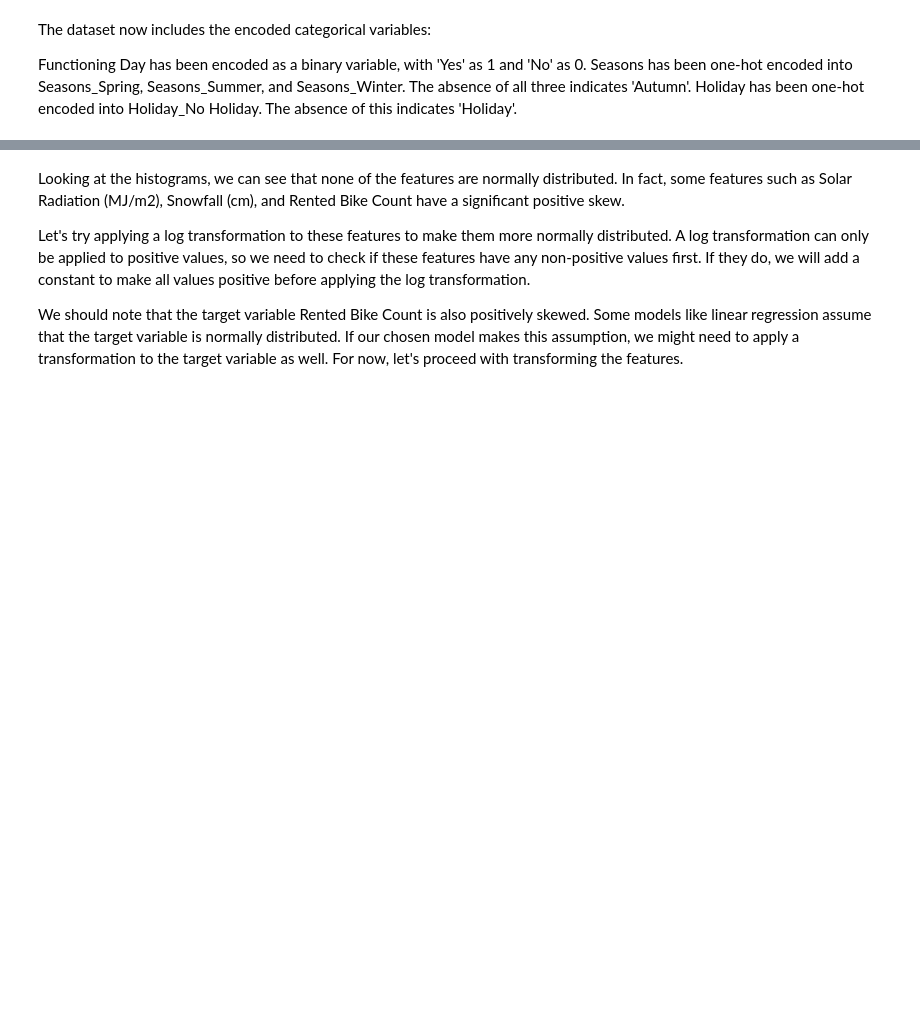
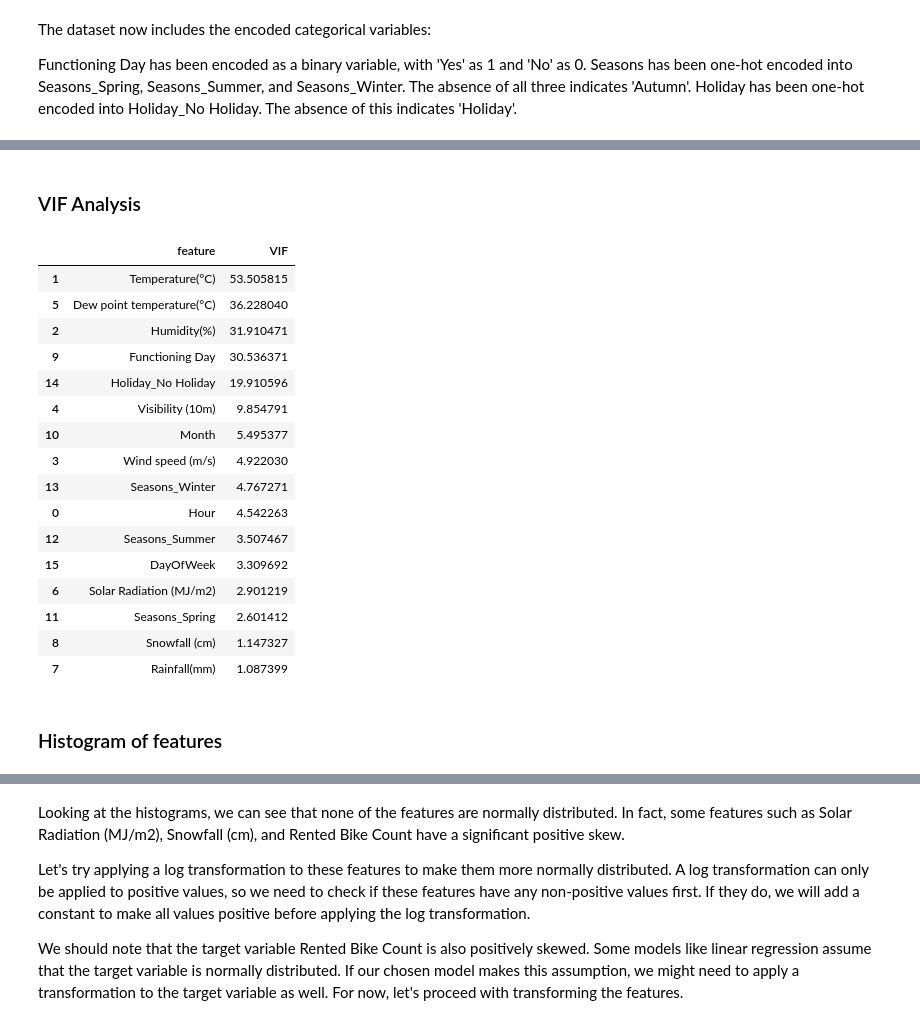
Before and after one commit to sudhir-singh94/Regression_Seoul_Bike_Data, a Jupyter notebook: Regression_Seoul_Bike_Data.ipynb, the cells around one changed output, grey strips where cells are left out. Drawn from its saved outputs; the diff is of its cells as text; code cells hidden in the pictures; blank space fills up the shorter version.

```diff
--- a/Regression_Seoul_Bike_Data.ipynb
+++ b/Regression_Seoul_Bike_Data.ipynb
@@ -730,3 +754,40 @@ Snowfall (cm)
+# %% [markdown]
+### VIF Analysis
+# %%
+# Performing VIF analysis on the new dataset
+from statsmodels.stats.outliers_influence import variance_inflation_factor
+
+# the independent variables set
+X = data.drop(["Rented Bike Count"], axis=1)
+
+# VIF dataframe
+vif_data = pd.DataFrame()
+vif_data["feature"] = X.columns
+
+# Calculating VIF for each feature
+vif_data["VIF"] = [variance_inflation_factor(X.values, i) for i in range(len(X.columns))]
+
+vif_data.sort_values(by='VIF', ascending=False)
+# %% [output]
+|  | feature | VIF |
+| 1 | Temperature(°C) | 53.505815 |
+| 5 | Dew point temperature(°C) | 36.228040 |
+| 2 | Humidity(%) | 31.910471 |
+| 9 | Functioning Day | 30.536371 |
+| 14 | Holiday_No Holiday | 19.910596 |
+| 4 | Visibility (10m) | 9.854791 |
+| 10 | Month | 5.495377 |
+| 3 | Wind speed (m/s) | 4.922030 |
+| 13 | Seasons_Winter | 4.767271 |
+| 0 | Hour | 4.542263 |
+| 12 | Seasons_Summer | 3.507467 |
+| 15 | DayOfWeek | 3.309692 |
+| 6 | Solar Radiation (MJ/m2) | 2.901219 |
+| 11 | Seasons_Spring | 2.601412 |
+| 8 | Snowfall (cm) | 1.147327 |
+| 7 | Rainfall(mm) | 1.087399 |
+# %% [markdown]
+### Histogram of features
 # %%
 # Plot histograms for the features
 data.hist(figsize=(15,10))
```
Also changed, not shown: parts of 24 cells of this notebook.
